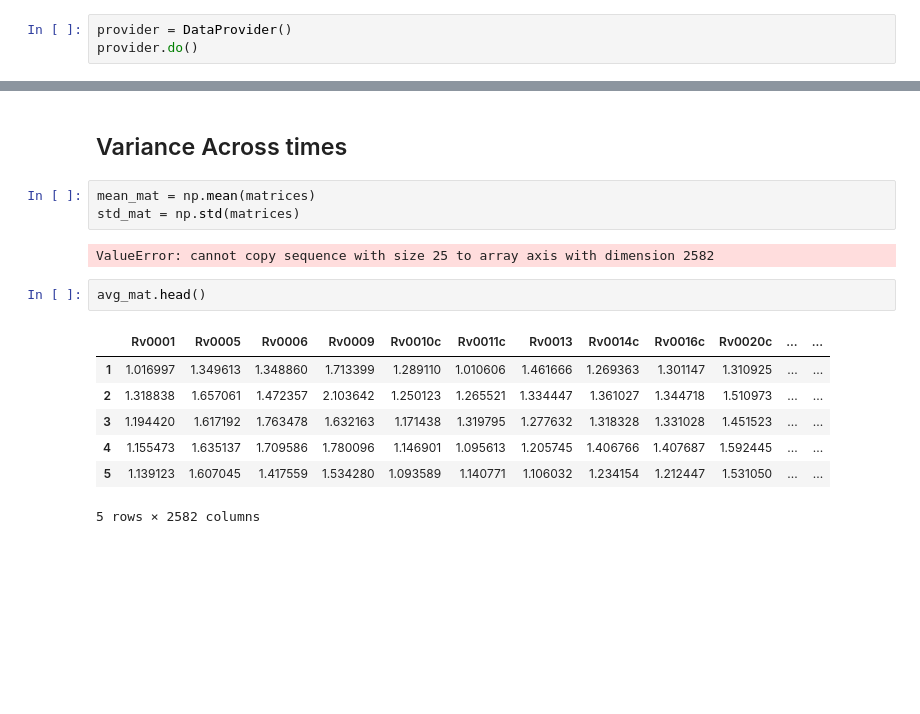
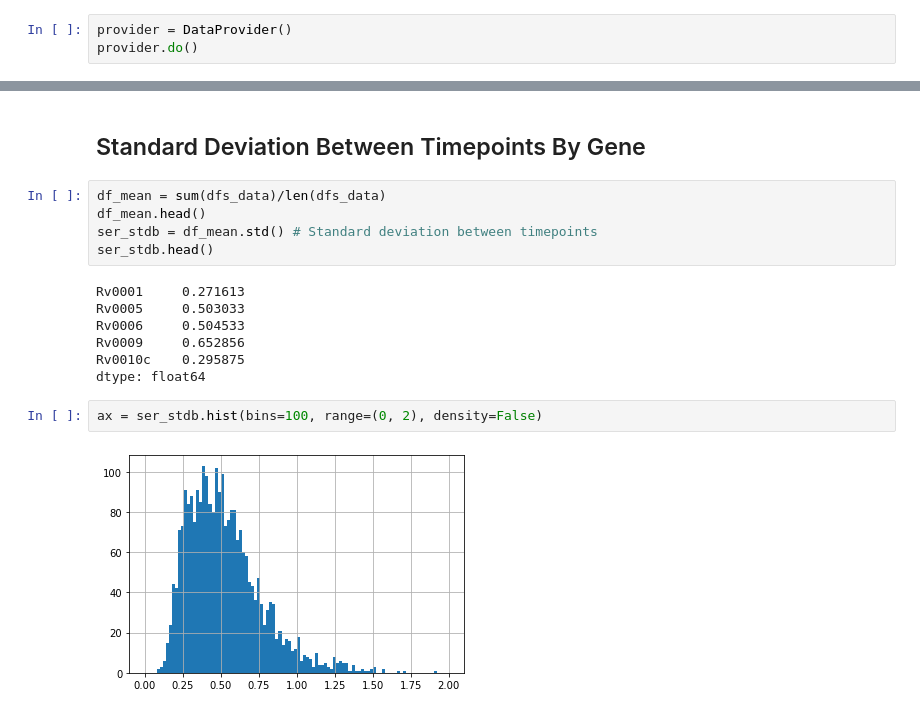
Before and after one commit to uwescience/old_xstate, a Jupyter notebook: notebooks/Variance of Read Counts.ipynb, the cells around one changed output, grey strips where cells are left out. Cells and saved outputs as stored; diff of their text form; blank space fills up the shorter version.

Commit message:
Updated notebook for variance analysis

```diff
--- a/notebooks/Variance of Read Counts.ipynb
+++ b/notebooks/Variance of Read Counts.ipynb
@@ -41,19 +68,20 @@ len(matrices[0].columns)
 # %% [output]
 2582
-# %% [markdown]
-## Variance Across times
-# %%
-mean_mat = np.mean(matrices)
-std_mat = np.std(matrices)
-# %% [output]
-ValueError: cannot copy sequence with size 25 to array axis with dimension 2582
-# %%
-avg_mat.head()
-# %% [output]
-|  | Rv0001 | Rv0005 | Rv0006 | Rv0009 | Rv0010c | Rv0011c | Rv0013 | Rv0014c | Rv0016c | Rv0020c | ... | ... |
-| 1 | 1.016997 | 1.349613 | 1.348860 | 1.713399 | 1.289110 | 1.010606 | 1.461666 | 1.269363 | 1.301147 | 1.310925 | ... | ... |
-| 2 | 1.318838 | 1.657061 | 1.472357 | 2.103642 | 1.250123 | 1.265521 | 1.334447 | 1.361027 | 1.344718 | 1.510973 | ... | ... |
-| 3 | 1.194420 | 1.617192 | 1.763478 | 1.632163 | 1.171438 | 1.319795 | 1.277632 | 1.318328 | 1.331028 | 1.451523 | ... | ... |
-| 4 | 1.155473 | 1.635137 | 1.709586 | 1.780096 | 1.146901 | 1.095613 | 1.205745 | 1.406766 | 1.407687 | 1.592445 | ... | ... |
-| 5 | 1.139123 | 1.607045 | 1.417559 | 1.534280 | 1.093589 | 1.140771 | 1.106032 | 1.234154 | 1.212447 | 1.531050 | ... | ... |
-5 rows × 2582 columns
+# %% [markdown]
+## Standard Deviation Between Timepoints By Gene
+# %%
+df_mean = sum(dfs_data)/len(dfs_data)
+df_mean.head()
+ser_stdb = df_mean.std() # Standard deviation between timepoints
+ser_stdb.head()
+# %% [output]
+Rv0001     0.271613
+Rv0005     0.503033
+Rv0006     0.504533
+Rv0009     0.652856
+Rv0010c    0.295875
+dtype: float64
+# %%
+ax = ser_stdb.hist(bins=100, range=(0, 2), density=False)
+# %% [output]
+[figure, added]
```
Also changed, not shown: parts of 15 cells of this notebook, 3 other files.
